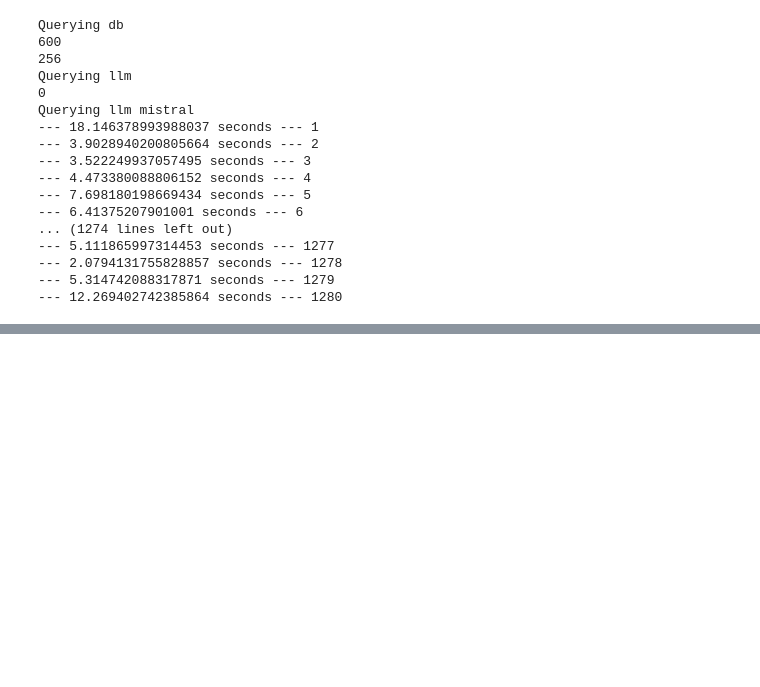
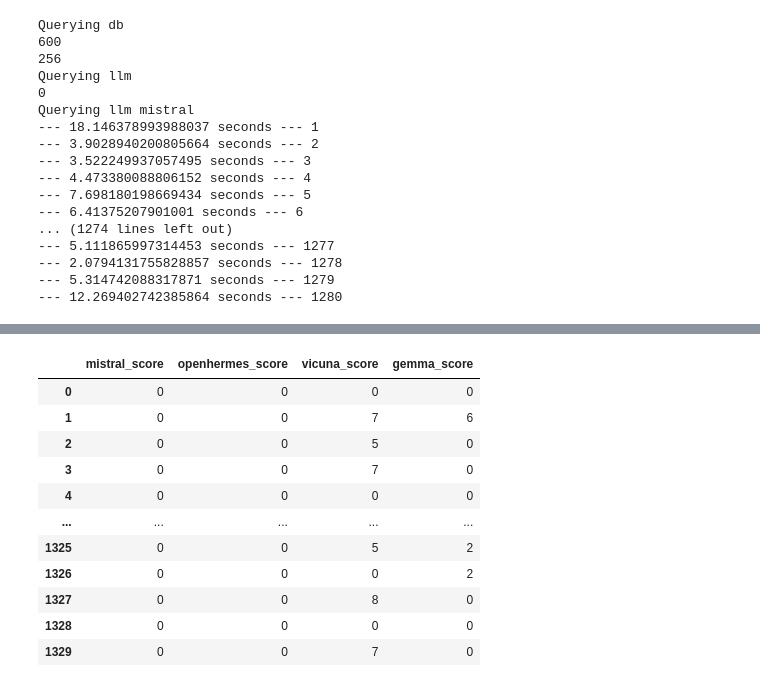
Before and after one commit to kariato/GTPracticum, a Jupyter notebook: EDA/cluster.ipynb, the cells around one changed output, grey strips where cells are left out. Cells and saved outputs as stored; diff of their text form; code cells hidden in the pictures; blank space fills up the shorter version.

Commit message:
Scored Dataset

```diff
--- a/EDA/cluster.ipynb
+++ b/EDA/cluster.ipynb
@@ -604,2 +623,19 @@ Querying llm mistral
+# %%
+
+enron_df=enron_df[enron_df['body_short'].str.len()>30]
+enron_sampple_df= enron_df.sample(1000)
+enron_data=enron_sampple_df['body_short'].tolist()
+# %%
+topics={}
+for i,j in enron_sampple_df.iterrows():
+    topics[j['body_short']]=j.to_dict()
+# %%
+from collections import defaultdict
+def split_string(string, chunk_size):
+    return [string[i:i+chunk_size] for i in range(0, len(string), chunk_size)]
+scores=defaultdict(dict)
+skip=0
+# %%
+skip=1
 # %%
 import time
@@ -795,0 +725,66 @@ approach to controls for the Debt Trading book going forward.
+# %%
+import re
+def score(result):
+        if '<Score>' in result:
+            if '<End Score>' in result:
+                y=re.findall(r'<Score>(.*?)<End Score>', result)[0]
+            elif '</Score>' in result:
+                y=re.findall(r'<Score>(.*?)</Score>', result)[-1]
+        elif '**Score:**' in result:
+            y=re.findall(r'\*\*Score:\*\* \d+',result)[0][10:]
+        elif '**Email Score:** ' in result:
+            y=re.findall(r'\*Email Score:\*\* \d+',result)[0][16:]
+        elif 'a score of ' in result:
+            y=re.findall(r'a score of (.*?)',result)
+        elif 'The email score is ' in result:
+            y=re.findall(r'The email score is \d+',result)[10:]
+        elif 'Score: ' in result:
+            y=re.findall(r'Score: \d+',result)[-1][7:]
+        elif '## Score for the email:' in result:
+            numbers=re.findall(r'\d+', result)
+            y=numbers[0]
+        elif 'I would score this email as ' in result:
+            numbers=re.findall(r'I would score this email as \d+', result)
+            if len(numbers)==0:
+                y=0
+            else:
+                y=numbers[0][28]
+        else:
+            numbers=re.findall(r'\d+', result)
+            if len(numbers)==0:
+                y=0
+            elif len(numbers)==1:
+                y=numbers[0]
+            else:
+                y=""
+        if isinstance(y,list):
+            if len(y)==0:
+                y=''
+            else:
+                y=y[0]
+        if y=='':
+            y=0
+        try:
+            y = int(y)
+        except ValueError:
+            print(y)
+        return y
+resultsDF.columns
+models=['mistral','openhermes','vicuna', 'gemma']
+for model in models:
+    resultsDF[f'{model}_score']=resultsDF[model].apply(score)
+models2=[i+'_score' for i in models]
+resultsDF[models2]
+# %% [output]
+|  | mistral_score | openhermes_score | vicuna_score | gemma_score |
+| 0 | 0 | 0 | 0 | 0 |
+| 1 | 0 | 0 | 7 | 6 |
+| 2 | 0 | 0 | 5 | 0 |
+| 3 | 0 | 0 | 7 | 0 |
+| 4 | 0 | 0 | 0 | 0 |
+| ... | ... | ... | ... | ... |
+| 1325 | 0 | 0 | 5 | 2 |
+| 1326 | 0 | 0 | 0 | 2 |
+| 1327 | 0 | 0 | 8 | 0 |
+| 1328 | 0 | 0 | 0 | 0 |
+| 1329 | 0 | 0 | 7 | 0 |
```
Also changed, not shown: parts of 21 cells of this notebook, 3 other files.
